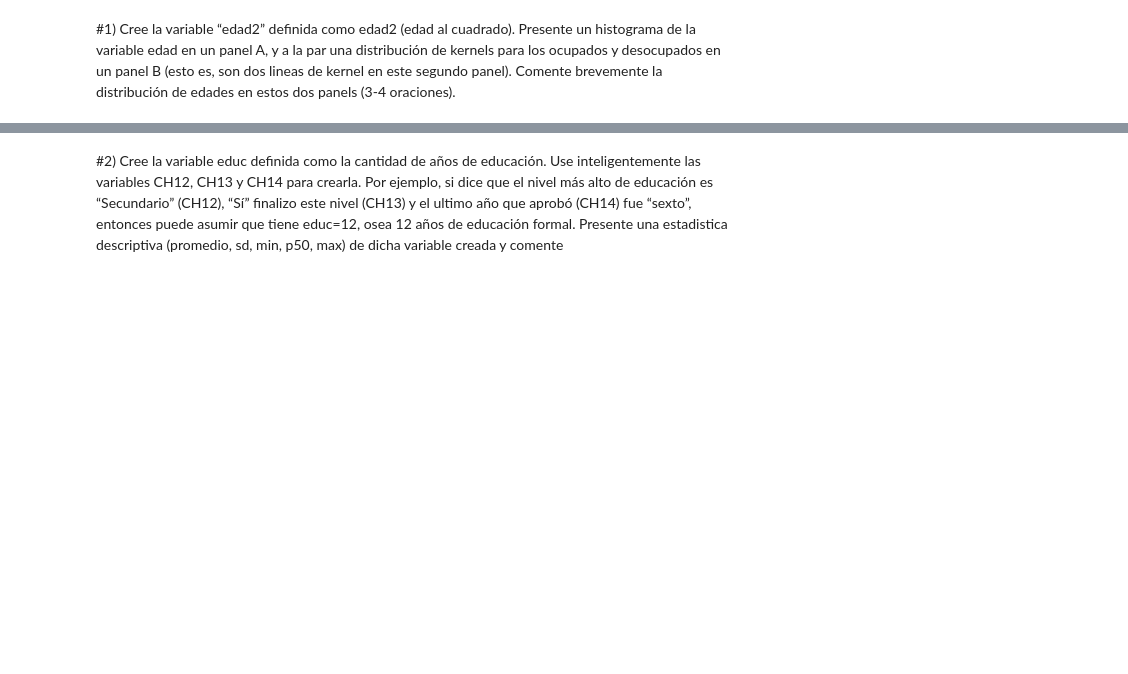
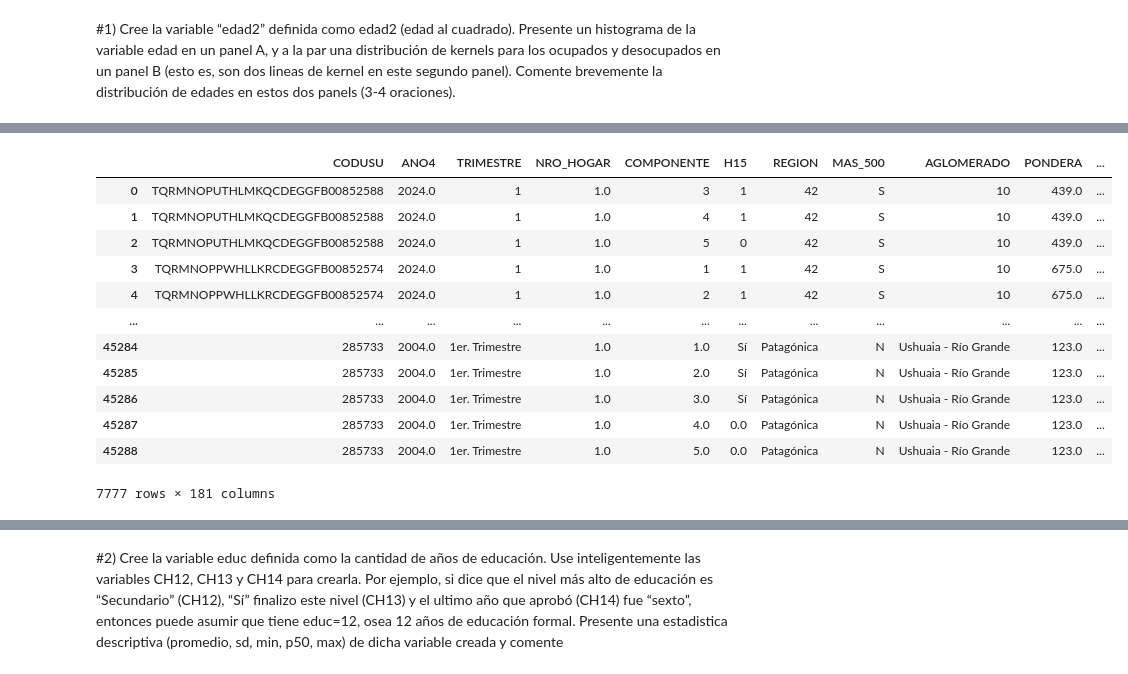
Before and after one commit to RoccoGabrielPimenta/BigDataUBA-Grupo22, a Jupyter notebook: TP 3/Big_Data_TP3_Grupo22.ipynb, the cells around one changed output, grey strips where cells are left out. Cells and saved outputs as stored; diff of their text form; code cells hidden in the pictures; blank space fills up the shorter version.

Commit message:
Terminé el primer punto y parte del segundo

```diff
--- a/TP 3/Big_Data_TP3_Grupo22.ipynb
+++ b/TP 3/Big_Data_TP3_Grupo22.ipynb
@@ -16,0 +45,4 @@ brevemente la distribución de edades en estos dos panels (3-4 oraciones).
+# %%
+url = "https://github.com/RoccoGabrielPimenta/BigDataUBA-Grupo22/raw/refs/heads/main/TP%202/usu_individual_T124.xlsx"
+df = pd.read_excel(url)
+df.head(5)
@@ -16,0 +75,26 @@ brevemente la distribución de edades en estos dos panels (3-4 oraciones).
+# %%
+#lo primero que hacemos es tomar los datos de la region patagonica del año 2004. Para eso filtramos el inclullendo solo aquellas regiones que responden a la patagonia.
+#Luego, tomamos los datos de la region patagonica del año 2024. Para eso filtramos el inclullendo solo aquellas regiones que responden al numero 42.
+#Para concluir,juantamos las distitas que responden a esta region.
+df2[df2["region"]=='Patagónica']
+df3 = df[df["REGION"]==42]
+df3
+df4 = df2[df2["region"]=="Patagónica"]
+df4.columns = df4.columns.str.upper()
+df4
+df_completo = pd.concat([df3,df4],axis=0)
+df_completo
+# %% [output]
+|  | CODUSU | ANO4 | TRIMESTRE | NRO_HOGAR | COMPONENTE | H15 | REGION | MAS_500 | AGLOMERADO | PONDERA | ... |
+| 0 | TQRMNOPUTHLMKQCDEGGFB00852588 | 2024.0 | 1 | 1.0 | 3 | 1 | 42 | S | 10 | 439.0 | ... |
+| 1 | TQRMNOPUTHLMKQCDEGGFB00852588 | 2024.0 | 1 | 1.0 | 4 | 1 | 42 | S | 10 | 439.0 | ... |
+| 2 | TQRMNOPUTHLMKQCDEGGFB00852588 | 2024.0 | 1 | 1.0 | 5 | 0 | 42 | S | 10 | 439.0 | ... |
+| 3 | TQRMNOPPWHLLKRCDEGGFB00852574 | 2024.0 | 1 | 1.0 | 1 | 1 | 42 | S | 10 | 675.0 | ... |
+| 4 | TQRMNOPPWHLLKRCDEGGFB00852574 | 2024.0 | 1 | 1.0 | 2 | 1 | 42 | S | 10 | 675.0 | ... |
+| ... | ... | ... | ... | ... | ... | ... | ... | ... | ... | ... | ... |
+| 45284 | 285733 | 2004.0 | 1er. Trimestre | 1.0 | 1.0 | Sí | Patagónica | N | Ushuaia - Río Grande | 123.0 | ... |
+| 45285 | 285733 | 2004.0 | 1er. Trimestre | 1.0 | 2.0 | Sí | Patagónica | N | Ushuaia - Río Grande | 123.0 | ... |
+| 45286 | 285733 | 2004.0 | 1er. Trimestre | 1.0 | 3.0 | Sí | Patagónica | N | Ushuaia - Río Grande | 123.0 | ... |
+| 45287 | 285733 | 2004.0 | 1er. Trimestre | 1.0 | 4.0 | 0.0 | Patagónica | N | Ushuaia - Río Grande | 123.0 | ... |
+| 45288 | 285733 | 2004.0 | 1er. Trimestre | 1.0 | 5.0 | 0.0 | Patagónica | N | Ushuaia - Río Grande | 123.0 | ... |
+7777 rows × 181 columns
```
Also changed, not shown: parts of 16 cells of this notebook.
